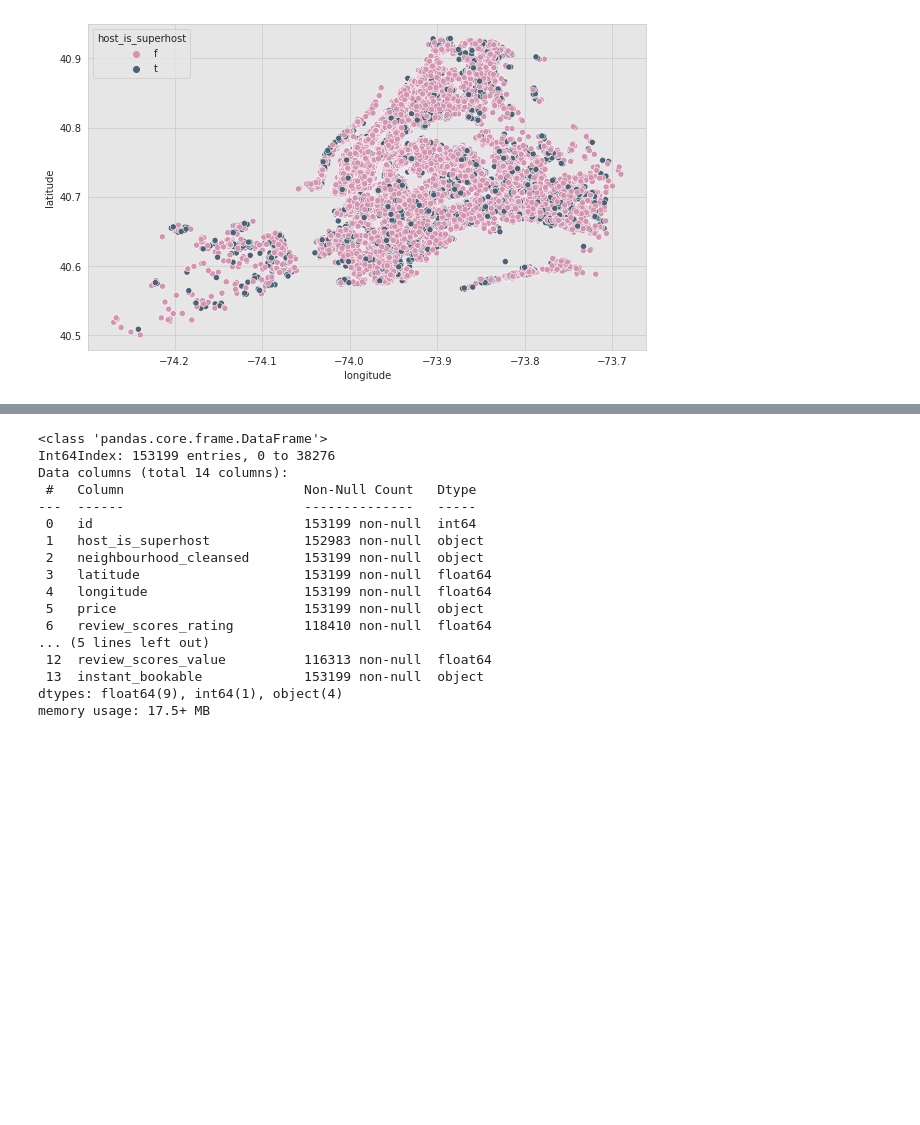
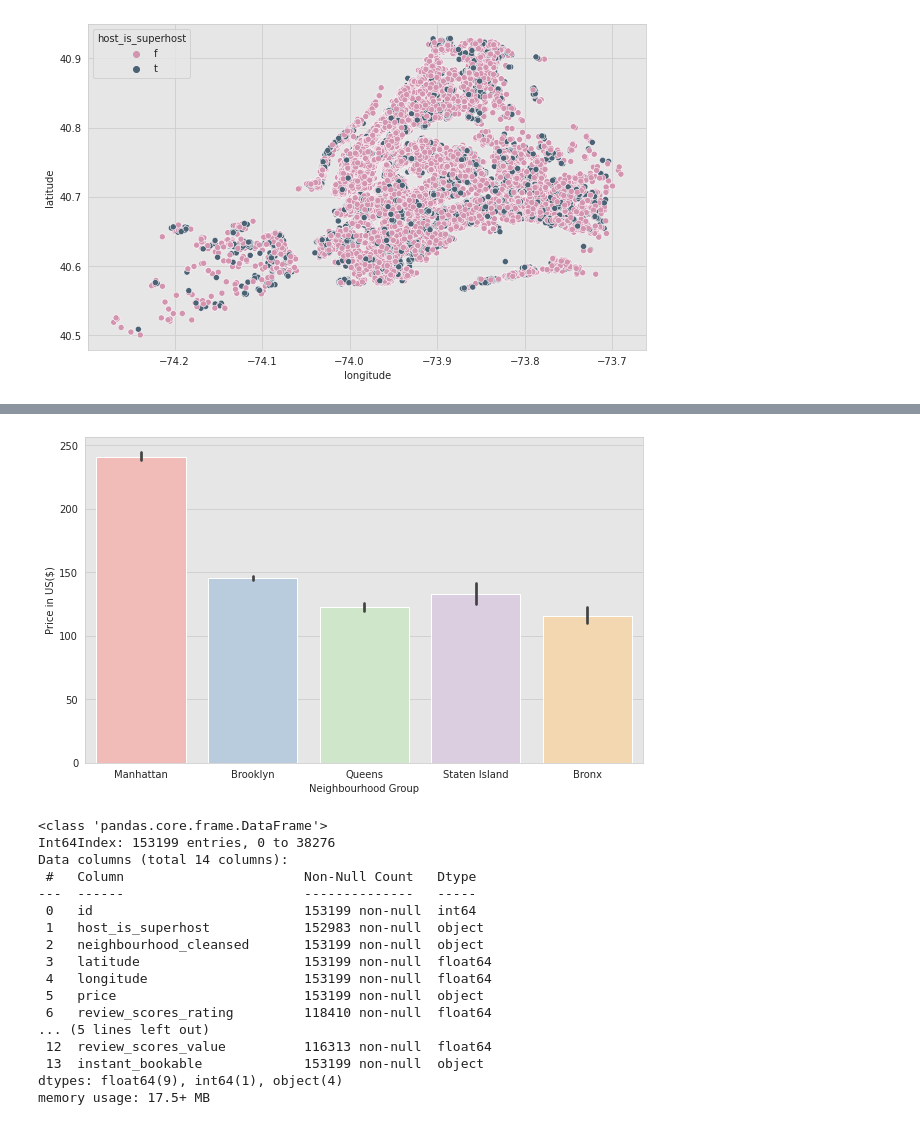
Before and after one commit to kamalova/Airbnb-Recommendation-Engine-NLP, a Jupyter notebook: dataload_EDA.ipynb, the cells around one changed output, grey strips where cells are left out. Cells and saved outputs as stored; diff of their text form; code cells hidden in the pictures; blank space fills up the shorter version.

```diff
--- a/dataload_EDA.ipynb
+++ b/dataload_EDA.ipynb
@@ -119,3 +119,5 @@ df_listings.head(10)
+# %%
+df_listings['price'] = df_listings['price'].str.replace(',', '').str.replace('$', '').astype(float)
 # %%
 sns.countplot(df_listings['neighbourhood_group_cleansed'], hue=df_listings.instant_bookable, palette=['#E2725A',"#79AEB2"])
 fig = plt.gcf()
@@ -147,12 +169,12 @@ plt.ioff()
 # %%
-plt.figure(figsize=(20,7))
-sns.barplot(x = dg_listings["neighbourhood_group"], y = data["price"], palette = "winter")
-#sns.barplot(x = data["neighbourhood_group"], y = data["price"], color = "blue")
-#sns.scatterplot(x = data["neighbourhood_group"], y = data["price"], color = "crimson")
-plt.xlabel("NEIGHBOURHOOD_GROUP", fontsize = 16)
-plt.ylabel("PRICE", fontsize = 12)
-plt.xticks(rotation = 45)
+plt.figure(figsize=(10,6))
+sns.barplot(x = df_listings["neighbourhood_group_cleansed"], y = df_listings["price"], palette='Pastel1')
+plt.xlabel("Neighbourhood Group")
+plt.ylabel("Price in US($)")
+#plt.xticks(rotation = 45)
 plt.show()
+# %% [output]
+[figure, added]
 # %%
 df_listings.info()
 # %% [output]
```
Also changed, not shown: parts of 2 cells of this notebook.
